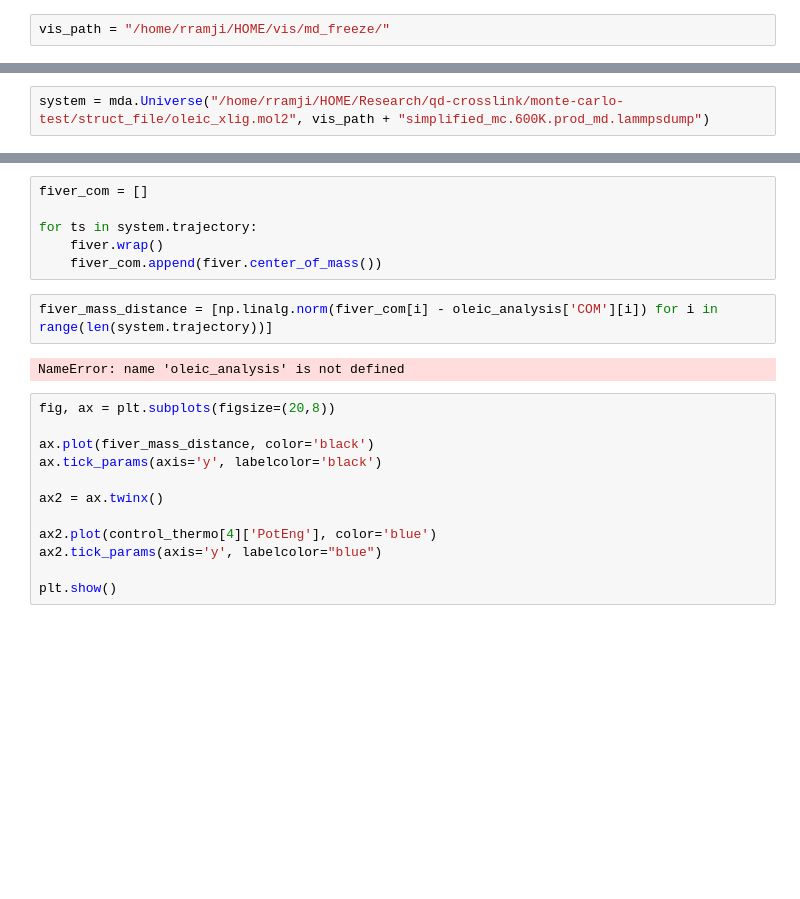
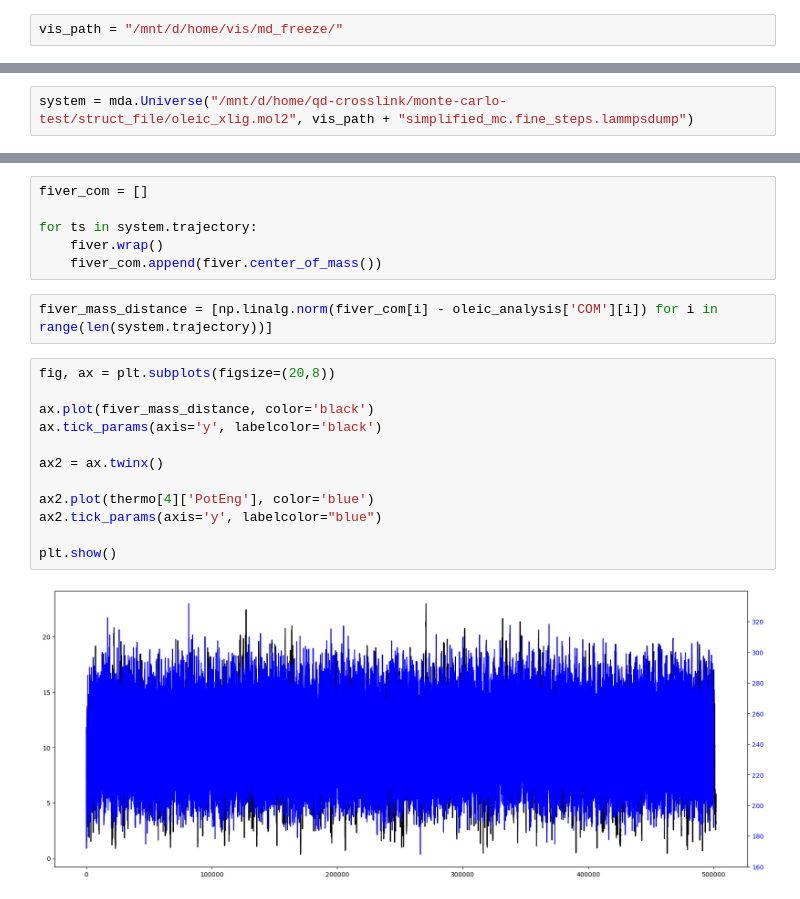
Before and after one commit to rramji/qd-crosslink, a Jupyter notebook: ligand_md.ipynb, the cells around one changed output, grey strips where cells are left out. Drawn from its saved outputs; the diff is of its cells as text; blank space fills up the shorter version.

Commit message:
visualization updates

```diff
--- a/ligand_md.ipynb
+++ b/ligand_md.ipynb
@@ -6,5 +10,5 @@ from matplotlib import pyplot as plt
 # %%
-vis_path = "/home/rramji/HOME/vis/md_freeze/"
+vis_path = "/mnt/d/home/vis/md_freeze/"
 # %%
 thermo = parse_lammps_log(vis_path + "simplified_mc.log")
 # %%
@@ -35,5 +39,5 @@ import numpy.linalg
 # %%
-system = mda.Universe("/home/rramji/HOME/Research/qd-crosslink/monte-carlo-test/struct_file/oleic_xlig.mol2", vis_path + "simplified_mc.600K.prod_md.lammpsdump")
+system = mda.Universe("/mnt/d/home/qd-crosslink/monte-carlo-test/struct_file/oleic_xlig.mol2", vis_path + "simplified_mc.fine_steps.lammpsdump")
 # %%
 xlig = system.atoms[0:68]
 oleic = system.atoms[68:]
@@ -79,17 +83,17 @@ for ts in system.trajectory:
     fiver_com.append(fiver.center_of_mass())
 # %%
 fiver_mass_distance = [np.linalg.norm(fiver_com[i] - oleic_analysis['COM'][i]) for i in range(len(system.trajectory))]
-# %% [output]
-NameError: name 'oleic_analysis' is not defined
 # %%
 fig, ax = plt.subplots(figsize=(20,8))
 
 ax.plot(fiver_mass_distance, color='black')
 ax.tick_params(axis='y', labelcolor='black')
 
 ax2 = ax.twinx()
 
-ax2.plot(control_thermo[4]['PotEng'], color='blue')
+ax2.plot(thermo[4]['PotEng'], color='blue')
 ax2.tick_params(axis='y', labelcolor="blue")
 
 plt.show()
+# %% [output]
+[figure, added]
```
Also changed, not shown: parts of 6 cells of this notebook.
